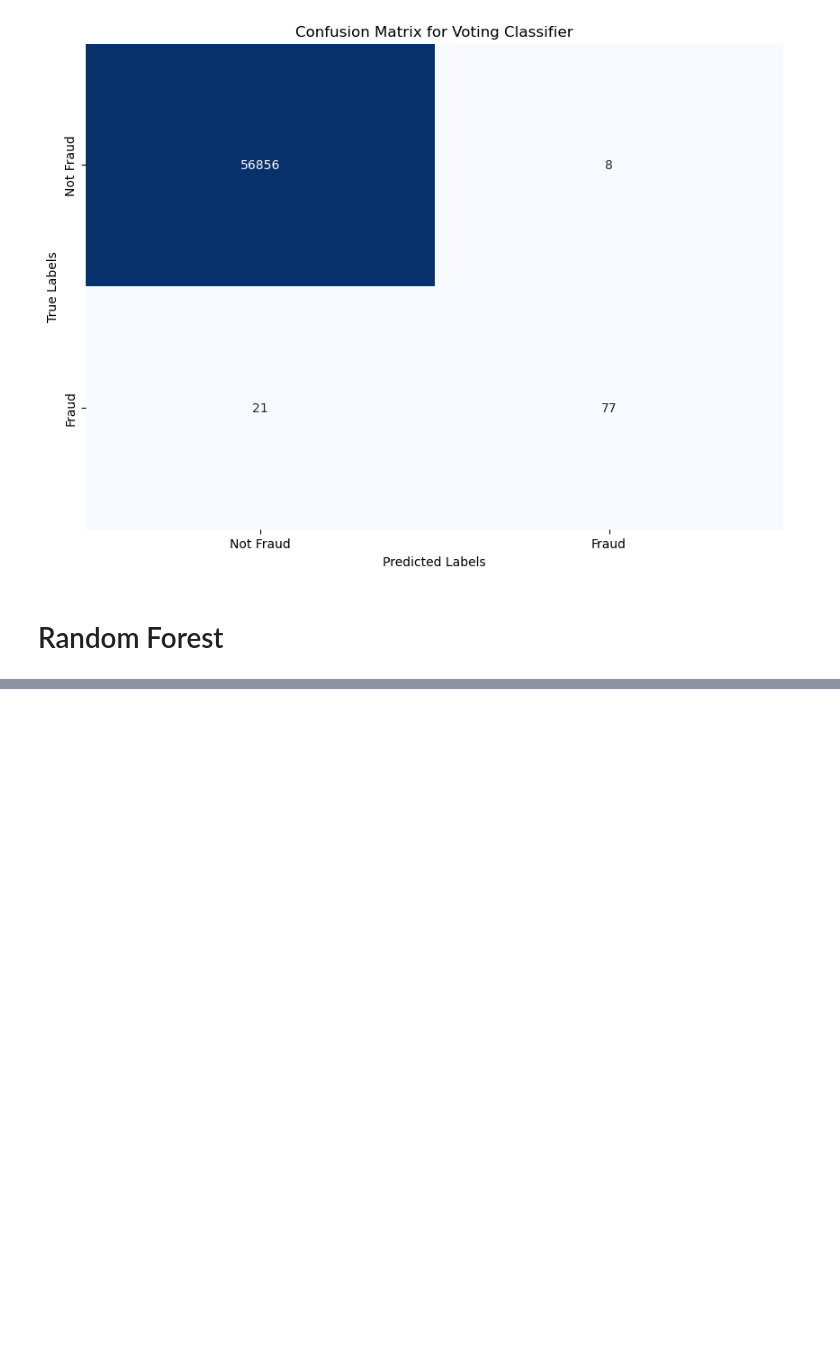
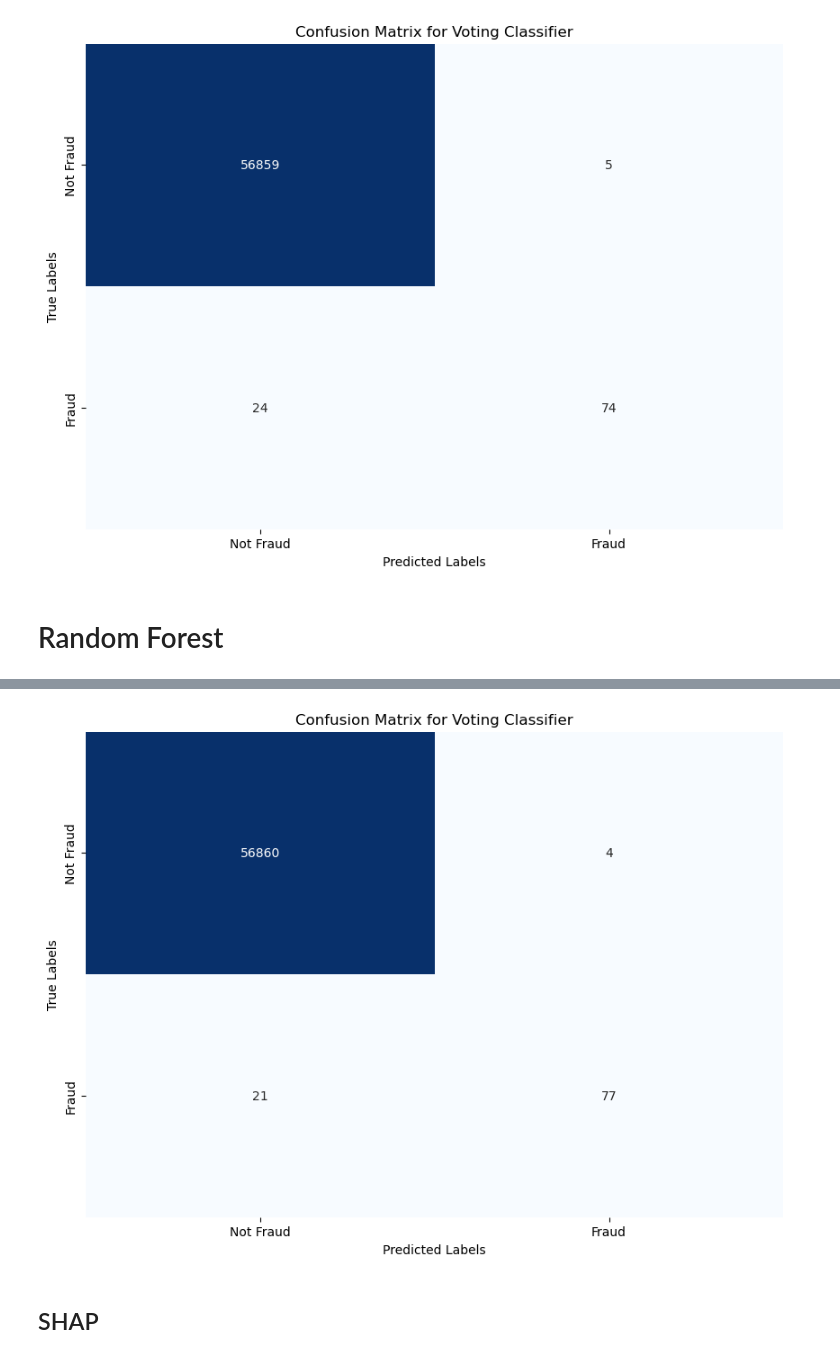
Before and after one commit to renatohack/2024.2-machine-learning, a Jupyter notebook: dr4/tp5/dr4_tp5_ensembles.ipynb, the cells around one changed output, grey strips where cells are left out. Saved outputs shown, nothing was run; the diff lists cells and outputs as text; code cells hidden in the pictures; blank space fills up the shorter version.

```diff
--- a/dr4/tp5/dr4_tp5_ensembles.ipynb
+++ b/dr4/tp5/dr4_tp5_ensembles.ipynb
@@ -32,5 +55,9 @@ with open('pickle/df_reduced.p', 'rb') as f:
 # %%
-X = df_reduced.drop('Class', axis=1)
-y = df_reduced['Class']
+X = data.drop('Class', axis=1)
+y = data['Class']
 # %%
 X_train, X_test, y_train, y_test = train_test_split(X, y, test_size=0.2, random_state=42, stratify=y)
+# %%
+scaler = StandardScaler()
+X_train = pd.DataFrame(scaler.fit_transform(X_train), columns=X_train.columns)
+X_test = pd.DataFrame(scaler.transform(X_test), columns=X_test.columns)
@@ -76,0 +110,3 @@ plot_confusion_matrix(y_test, y_pred_voting, title='Confusion Matrix for Voting
+# %%
+rf = RandomForestClassifier(max_depth=dt_final.get_depth(), random_state=42, n_jobs=-1)
+rf.fit(X_train, y_train)
@@ -76,0 +115,2 @@ plot_confusion_matrix(y_test, y_pred_voting, title='Confusion Matrix for Voting
+# %%
+y_pred_rf = rf.predict(X_test)
@@ -76,0 +129,6 @@ plot_confusion_matrix(y_test, y_pred_voting, title='Confusion Matrix for Voting
+# %%
+plot_confusion_matrix(y_test, y_pred_rf, title='Confusion Matrix for Voting Classifier')
+# %% [output]
+[figure, added]
+# %% [markdown]
+## SHAP
```
Also changed, not shown: parts of 14 cells of this notebook.
